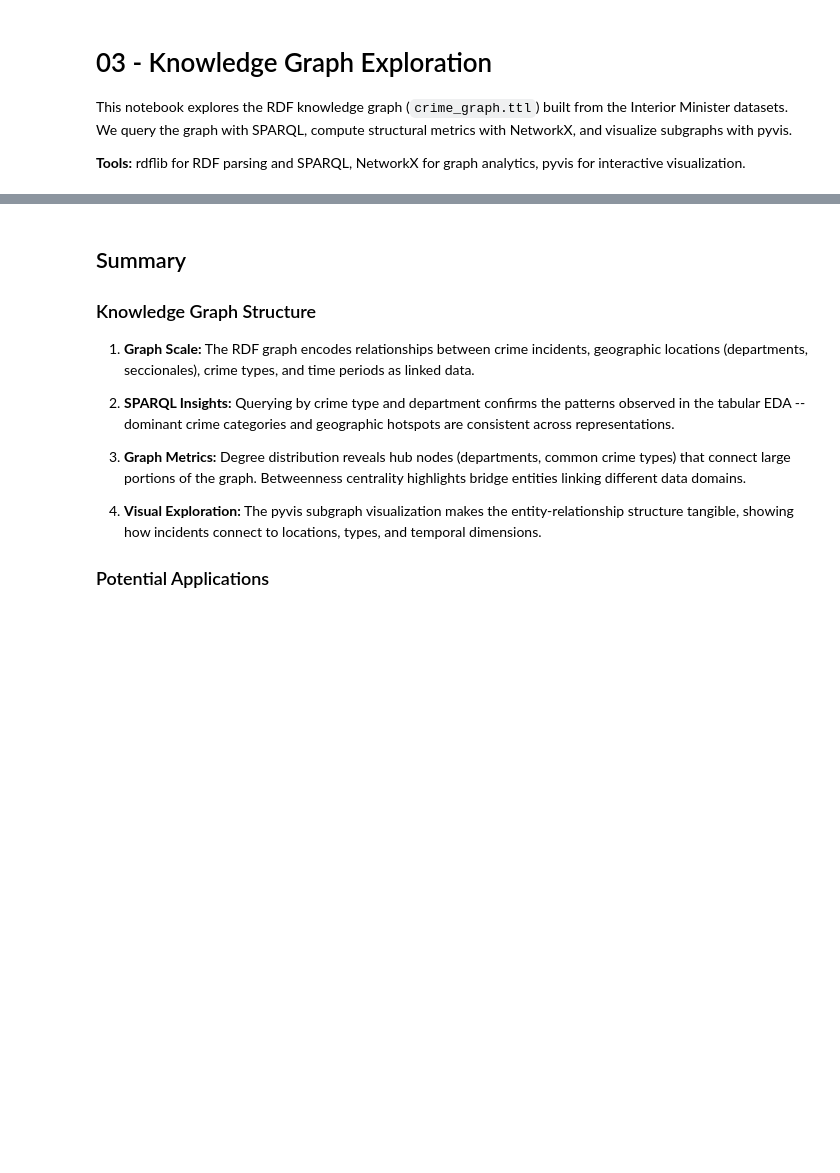
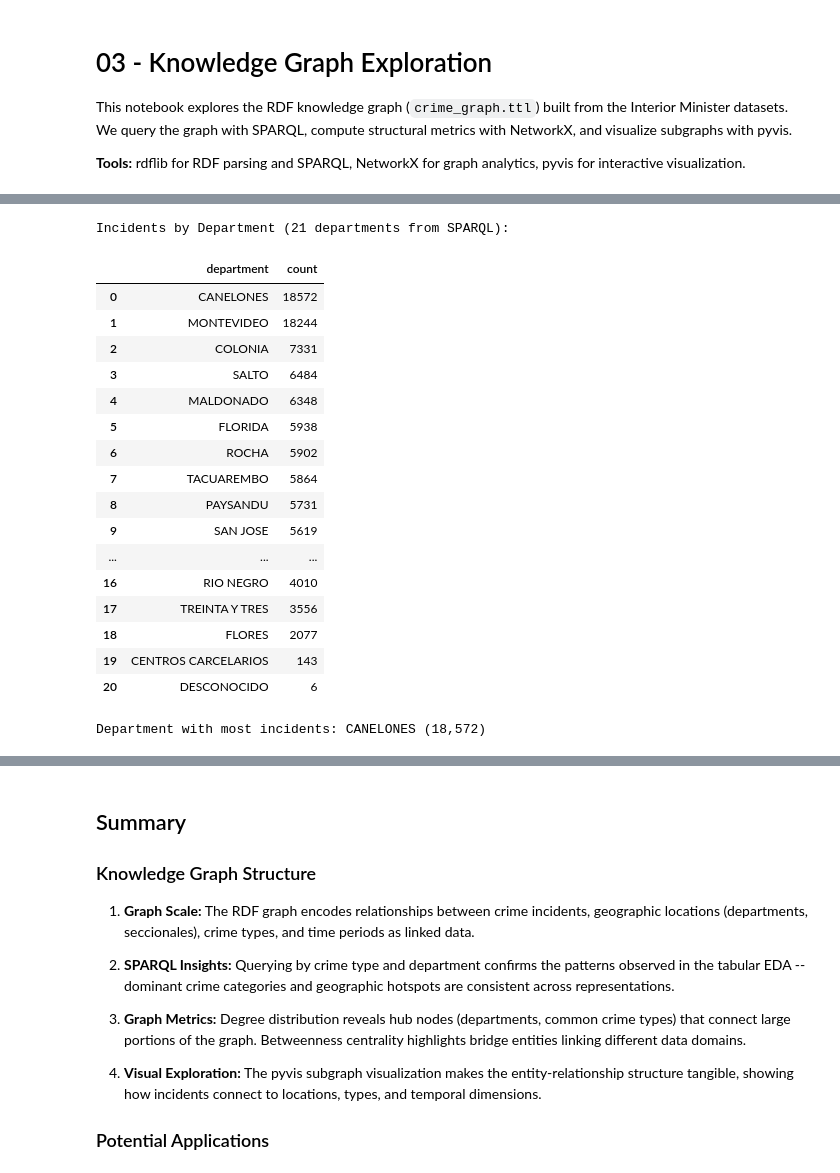
Before and after one commit to SchneiderSix/interior-minister, a Jupyter notebook: notebooks/03_knowledge_graph.ipynb, the cells around one changed output, grey strips where cells are left out. Cells and saved outputs as stored; diff of their text form; code cells hidden in the pictures; blank space fills up the shorter version.

```diff
--- a/notebooks/03_knowledge_graph.ipynb
+++ b/notebooks/03_knowledge_graph.ipynb
@@ -58,18 +83,17 @@ for pred, count in pred_counts.most_common(15):
 # %%
 # --- SPARQL: Count incidents by crime type ---
-# Adjust the namespace URI and property names to match your ontology
+# Namespace and property names match the ontology in src/interior_minister/graph.py
 QUERY_CRIME_TYPES = """
 PREFIX rdf: <http://www.w3.org/1999/02/22-rdf-syntax-ns#>
-PREFIX rdfs: <http://www.w3.org/2000/01/rdf-schema#>
-PREFIX crime: <http://interior-minister.uy/ontology#>
+PREFIX crime: <http://interior-minister.gub.uy/ontology/crime#>
 
-SELECT ?crimeType (COUNT(?incident) AS ?count)
+SELECT ?crimeType (COUNT(?incident) AS ?total)
 WHERE {
     ?incident rdf:type crime:Incident .
-    ?incident crime:hasCrimeType ?crimeType .
+    ?incident crime:crimeType ?crimeType .
 }
 GROUP BY ?crimeType
-ORDER BY DESC(?count)
+ORDER BY DESC(?total)
 LIMIT 20
 """
 
@@ -77,9 +101,8 @@ results = g.query(QUERY_CRIME_TYPES)
 
 crime_type_data = []
 for row in results:
-    label = str(row.crimeType).split("/")[-1].split("#")[-1]
-    crime_type_data.append({"crime_type": label, "count": int(row.count)})
+    crime_type_data.append({"crime_type": str(row.crimeType), "count": int(row.total)})
 
 df_crimes = pd.DataFrame(crime_type_data)
-print("Incidents by Crime Type (from SPARQL):")
+print(f"Incidents by Crime Type ({len(df_crimes)} types from SPARQL):")
 display(df_crimes)
@@ -86,33 +123,56 @@ display(df_crimes)
 # %%
-# --- SPARQL: Department with most incidents ---
+# --- SPARQL: Incidents by department ---
+# Note: crime:reportedAt points to loc:department/UPPERCASE URIs (from parquet data),
+# while the department hierarchy uses loc:department/TitleCase URIs (from schemas.py).
+# These are different nodes, so we extract the department name from the URI directly.
 QUERY_DEPARTMENTS = """
 PREFIX rdf: <http://www.w3.org/1999/02/22-rdf-syntax-ns#>
-PREFIX rdfs: <http://www.w3.org/2000/01/rdf-schema#>
-PREFIX crime: <http://interior-minister.uy/ontology#>
+PREFIX crime: <http://interior-minister.gub.uy/ontology/crime#>
 
-SELECT ?department (COUNT(?incident) AS ?count)
+SELECT ?dept (COUNT(?incident) AS ?total)
 WHERE {
     ?incident rdf:type crime:Incident .
-    ?incident crime:inDepartment ?department .
+    ?incident crime:reportedAt ?dept .
+    FILTER(STRSTARTS(STR(?dept), "http://interior-minister.gub.uy/ontology/location#department/"))
 }
-GROUP BY ?department
-ORDER BY DESC(?count)
+GROUP BY ?dept
+ORDER BY DESC(?total)
 """
 
 results = g.query(QUERY_DEPARTMENTS)
 
 dept_data = []
 for row in results:
-    label = str(row.department).split("/")[-1].split("#")[-1]
-    dept_data.append({"department": label, "count": int(row.count)})
+    label = str(row.dept).split("department/")[-1].replace("_", " ")
+    dept_data.append({"department": label, "count": int(row.total)})
 
 df_depts = pd.DataFrame(dept_data)
-print("Incidents by Department (from SPARQL):")
+print(f"Incidents by Department ({len(df_depts)} departments from SPARQL):")
 display(df_depts)
 
 if not df_depts.empty:
     top = df_depts.iloc[0]
     print(f"\nDepartment with most incidents: {top['department']} ({top['count']:,})")
+# %% [output]
+Incidents by Department (21 departments from SPARQL):
+|  | department | count |
+| 0 | CANELONES | 18572 |
+| 1 | MONTEVIDEO | 18244 |
+| 2 | COLONIA | 7331 |
+| 3 | SALTO | 6484 |
+| 4 | MALDONADO | 6348 |
+| 5 | FLORIDA | 5938 |
+| 6 | ROCHA | 5902 |
+| 7 | TACUAREMBO | 5864 |
+| 8 | PAYSANDU | 5731 |
+| 9 | SAN JOSE | 5619 |
+| ... | ... | ... |
+| 16 | RIO NEGRO | 4010 |
+| 17 | TREINTA Y TRES | 3556 |
+| 18 | FLORES | 2077 |
+| 19 | CENTROS CARCELARIOS | 143 |
+| 20 | DESCONOCIDO | 6 |
+Department with most incidents: CANELONES (18,572)
 # %%
 # --- Convert RDF graph to NetworkX for structural analysis ---
 # Build a directed graph from all triples
```
Also changed, not shown: parts of 5 cells of this notebook, 32 other files.
